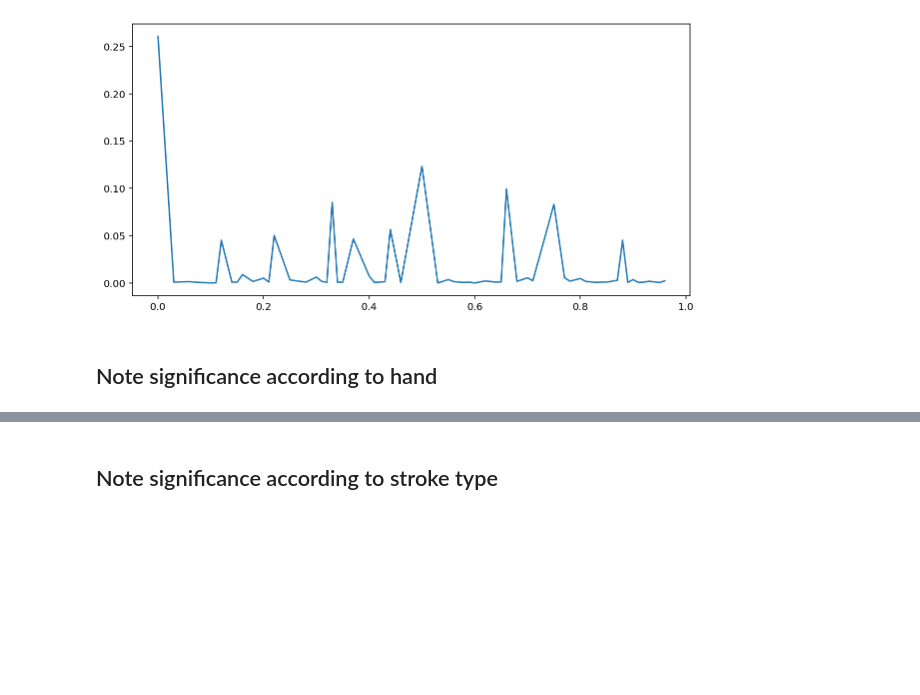
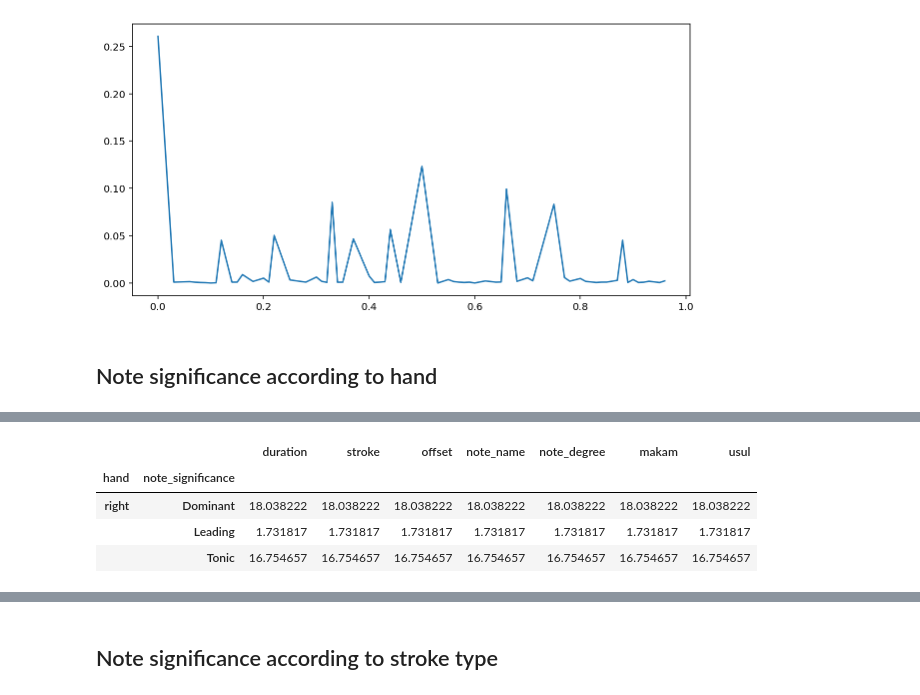
Before and after one commit to migperfer/AMPL-UPF-MSC, a Jupyter notebook: Check usuls_makams.ipynb, the cells around one changed output, grey strips where cells are left out. Saved outputs shown, nothing was run; the diff lists cells and outputs as text; code cells hidden in the pictures; blank space fills up the shorter version.

```diff
--- a/Check usuls_makams.ipynb
+++ b/Check usuls_makams.ipynb
@@ -304,0 +307,9 @@ plt.show()
+# %%
+right_hands = frame[frame['hand'] == 'right']
+right_hands.groupby(by=['hand', 'note_significance']).count()/len(right_hands)*100
+# %% [output]
+|  |  | duration | stroke | offset | note_name | note_degree | makam | usul |
+| hand | note_significance |  |  |  |  |  |  |  |
+| right | Dominant | 18.038222 | 18.038222 | 18.038222 | 18.038222 | 18.038222 | 18.038222 | 18.038222 |
+|  | Leading | 1.731817 | 1.731817 | 1.731817 | 1.731817 | 1.731817 | 1.731817 | 1.731817 |
+|  | Tonic | 16.754657 | 16.754657 | 16.754657 | 16.754657 | 16.754657 | 16.754657 | 16.754657 |
```
Also changed, not shown: parts of 3 cells of this notebook.
